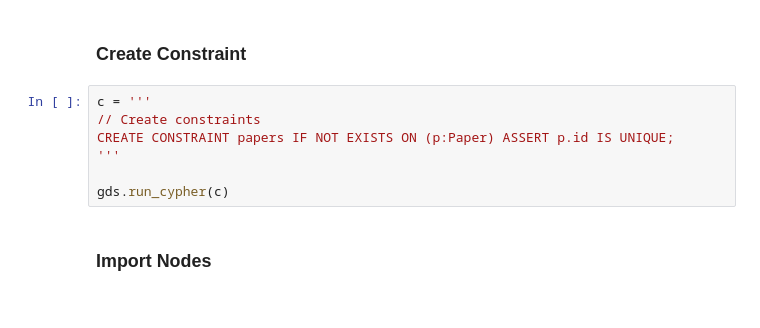
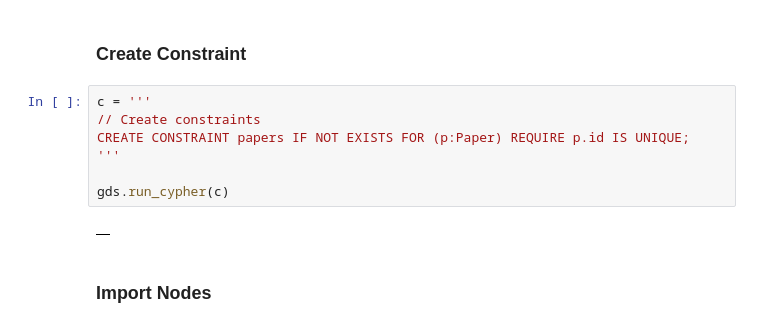
Before and after one commit to seankrobinson/integrated_graph_ml_demo, a Jupyter notebook: Demo_Notebook.ipynb, the cells around one changed output. Saved outputs shown, nothing was run; the diff lists cells and outputs as text.

```diff
--- a/Demo_Notebook.ipynb
+++ b/Demo_Notebook.ipynb
@@ -41,10 +41,12 @@ gds      = GraphDataScience(URI, auth=creds)
 # %%
 c = '''
 // Create constraints
-CREATE CONSTRAINT papers IF NOT EXISTS ON (p:Paper) ASSERT p.id IS UNIQUE;
+CREATE CONSTRAINT papers IF NOT EXISTS FOR (p:Paper) REQUIRE p.id IS UNIQUE;
 '''
 
 gds.run_cypher(c)
+# %% [output]
+|  |
 # %% [markdown]
 ### Import Nodes
 # %%
```
Also changed, not shown: parts of 21 cells of this notebook.
